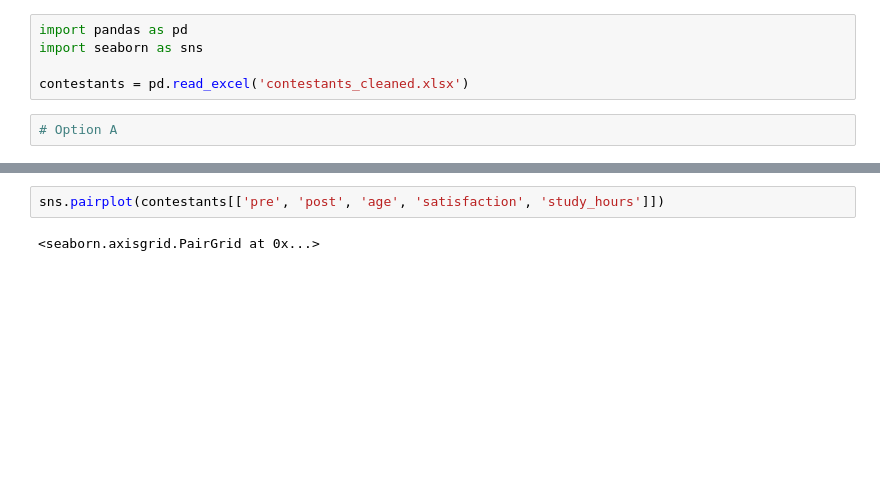
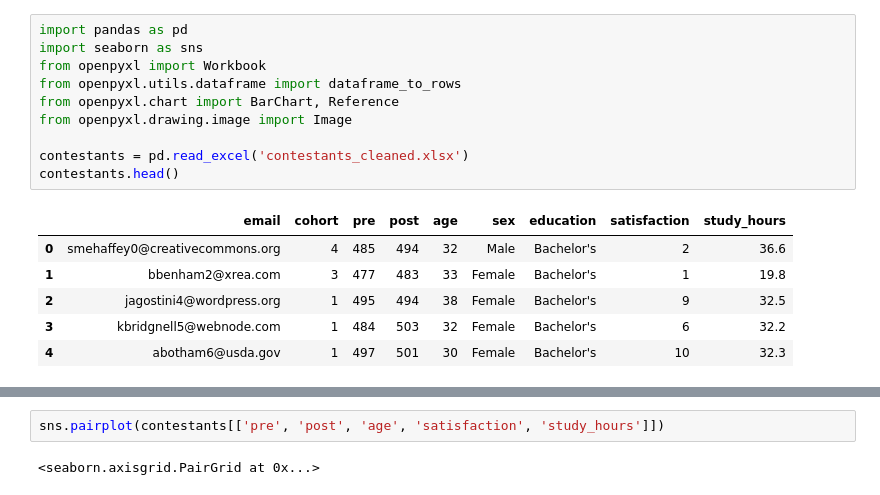
Before and after one commit to stringfestdata/modern-analytics-excel-book, a Jupyter notebook: ch_12/enriching_excel_with_seaborn.ipynb, the cells around one changed output, grey strips where cells are left out. Cells and saved outputs as stored; diff of their text form; blank space fills up the shorter version.

```diff
--- a/ch_12/enriching_excel_with_seaborn.ipynb
+++ b/ch_12/enriching_excel_with_seaborn.ipynb
@@ -1,7 +1,17 @@
 # %%
 import pandas as pd
 import seaborn as sns
+from openpyxl import Workbook
+from openpyxl.utils.dataframe import dataframe_to_rows
+from openpyxl.chart import BarChart, Reference
+from openpyxl.drawing.image import Image
 
 contestants = pd.read_excel('contestants_cleaned.xlsx')
+contestants.head()
+# %% [output]
+|  | email | cohort | pre | post | age | sex | education | satisfaction | study_hours |
+| 0 | smehaffey0@creativecommons.org | 4 | 485 | 494 | 32 | Male | Bachelor's | 2 | 36.6 |
+| 1 | bbenham2@xrea.com | 3 | 477 | 483 | 33 | Female | Bachelor's | 1 | 19.8 |
+| 2 | jagostini4@wordpress.org | 1 | 495 | 494 | 38 | Female | Bachelor's | 9 | 32.5 |
+| 3 | kbridgnell5@webnode.com | 1 | 484 | 503 | 32 | Female | Bachelor's | 6 | 32.2 |
+| 4 | abotham6@usda.gov | 1 | 497 | 501 | 30 | Female | Bachelor's | 10 | 32.3 |
-# %%
-# Option A
```
Also changed, not shown: parts of 27 cells of this notebook, 6 other files.
